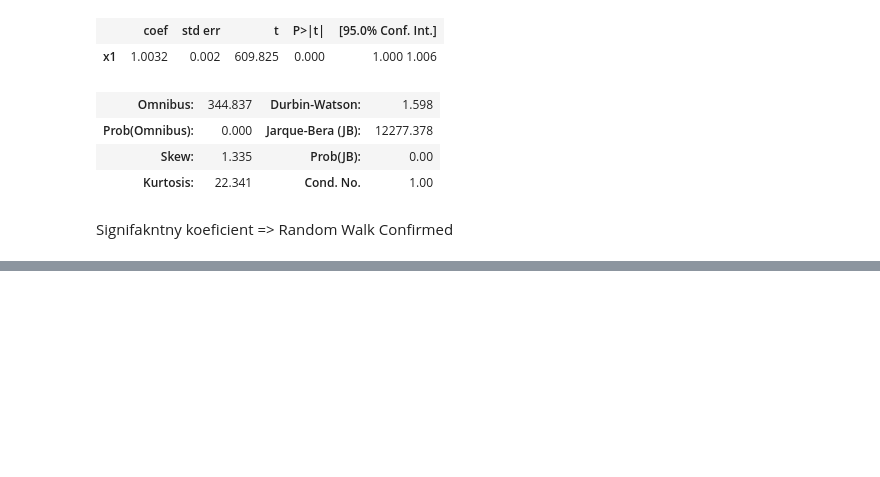
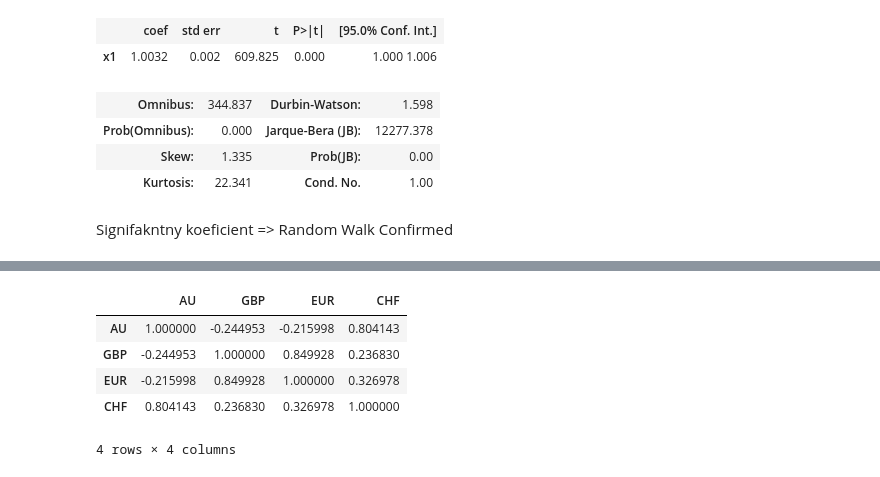
Before and after one commit to ankitvad/ML-FIN, a Jupyter notebook: Meny.ipynb, the cells around one changed output, grey strips where cells are left out. Cells and saved outputs as stored; diff of their text form; code cells hidden in the pictures; blank space fills up the shorter version.

```diff
--- a/Meny.ipynb
+++ b/Meny.ipynb
@@ -280,0 +297,9 @@ Signifakntny koeficient => Random Walk Confirmed
+# %%
+rata_kriza.corr()
+# %% [output]
+|  | AU | GBP | EUR | CHF |
+| AU | 1.000000 | -0.244953 | -0.215998 | 0.804143 |
+| GBP | -0.244953 | 1.000000 | 0.849928 | 0.236830 |
+| EUR | -0.215998 | 0.849928 | 1.000000 | 0.326978 |
+| CHF | 0.804143 | 0.236830 | 0.326978 | 1.000000 |
+4 rows × 4 columns
```
Also changed, not shown: parts of 8 cells of this notebook.
